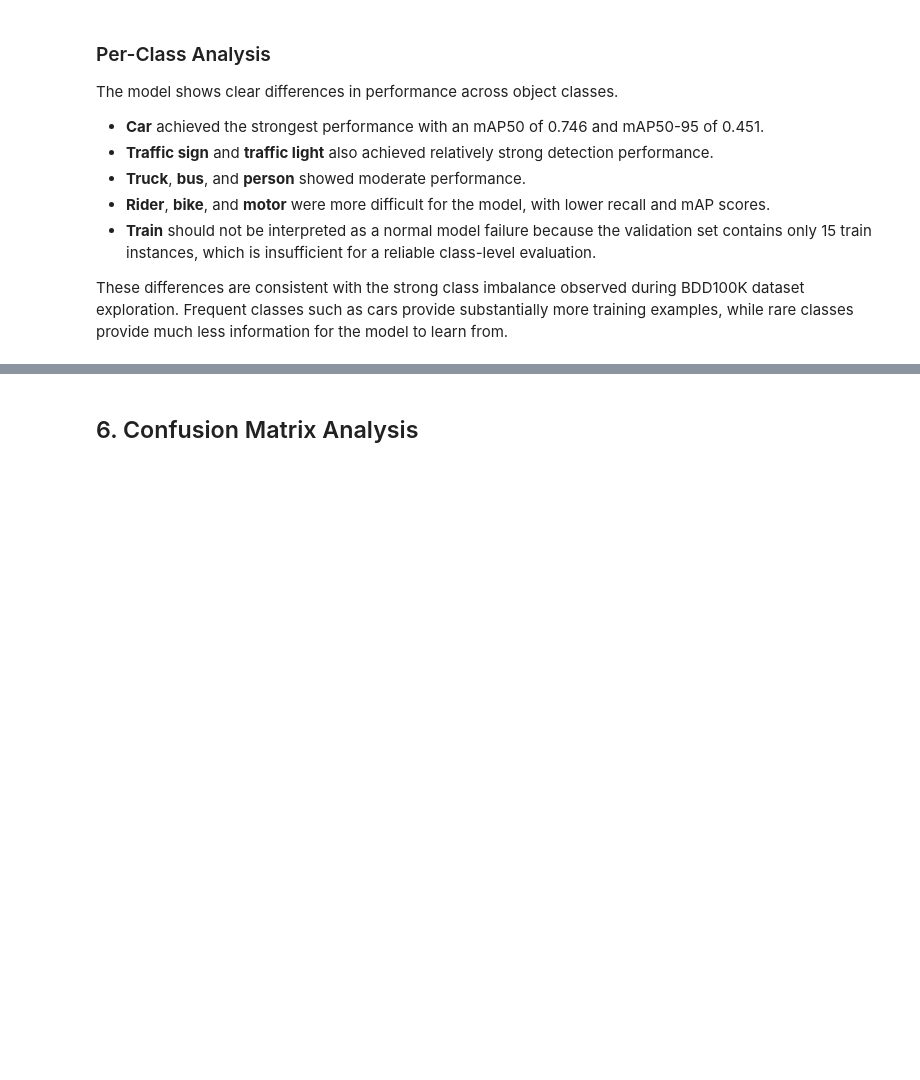
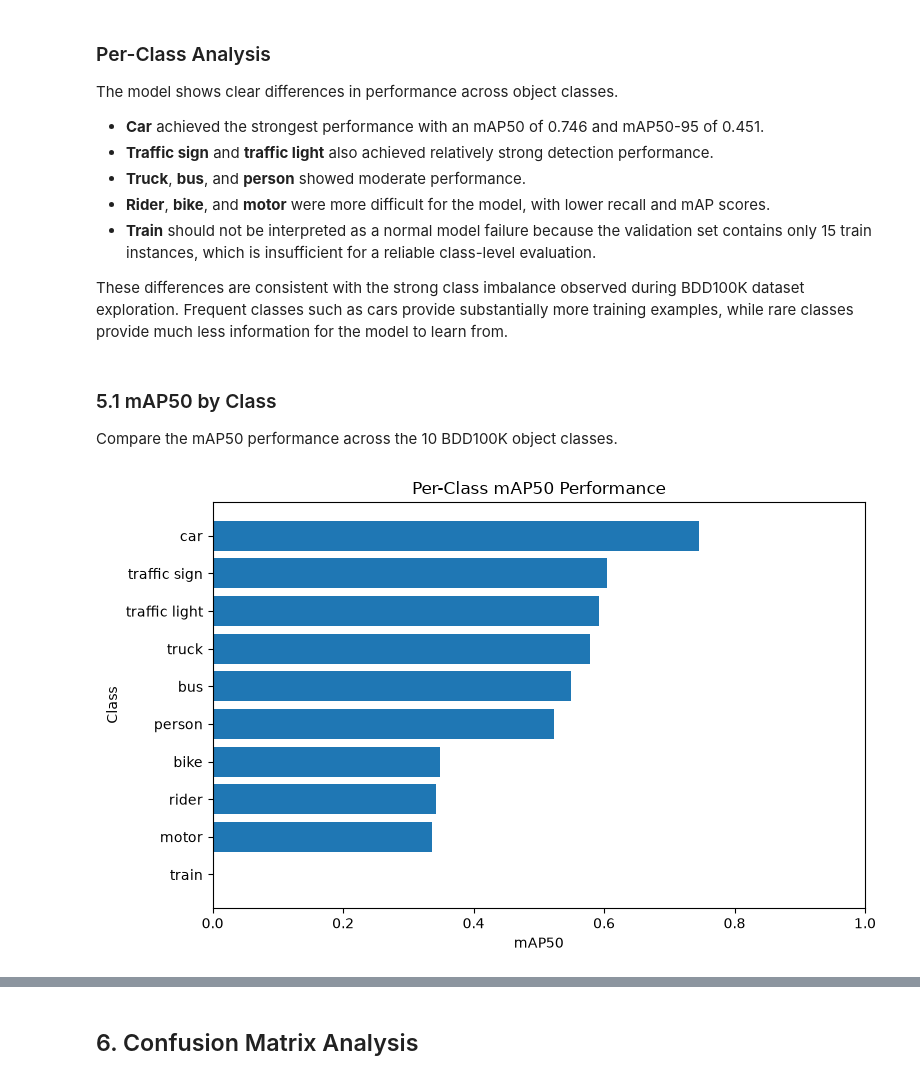
Before and after one commit to kosar-am/Automotive-YOLO-Risk-Analysis, a Jupyter notebook: notebooks/04_YOLO_Evaluation.ipynb, the cells around one changed output, grey strips where cells are left out. Cells and saved outputs as stored; diff of their text form; code cells hidden in the pictures; blank space fills up the shorter version.

Commit message:
Complete YOLO26s evaluation analysis and plots

```diff
--- a/notebooks/04_YOLO_Evaluation.ipynb
+++ b/notebooks/04_YOLO_Evaluation.ipynb
@@ -151,3 +170,23 @@ The model shows clear differences in performance across object classes.
 - **Train** should not be interpreted as a normal model failure because the validation set contains only 15 train instances, which is insufficient for a reliable class-level evaluation.
 
 These differences are consistent with the strong class imbalance observed during BDD100K dataset exploration. Frequent classes such as cars provide substantially more training examples, while rare classes provide much less information for the model to learn from.
+# %% [markdown]
+### 5.1 mAP50 by Class
+
+Compare the mAP50 performance across the 10 BDD100K object classes.
+# %%
+# Sort classes by mAP50
+map50_data = class_results.sort_values("mAP50", ascending=True)
+
+plt.figure(figsize=(8, 5))
+plt.barh(map50_data["Class"], map50_data["mAP50"])
+
+plt.xlabel("mAP50")
+plt.ylabel("Class")
+plt.title("Per-Class mAP50 Performance")
+plt.xlim(0, 1)
+
+plt.tight_layout()
+plt.show()
+# %% [output]
+[figure, added]
```
Also changed, not shown: parts of 16 cells of this notebook.
